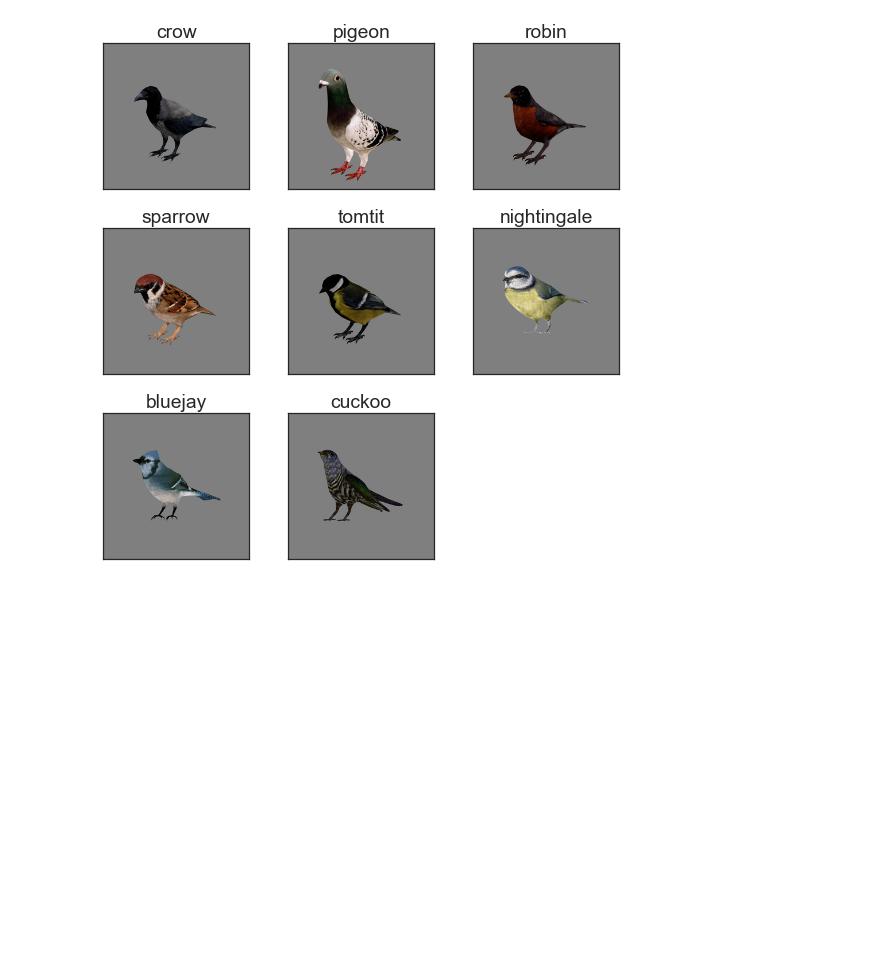
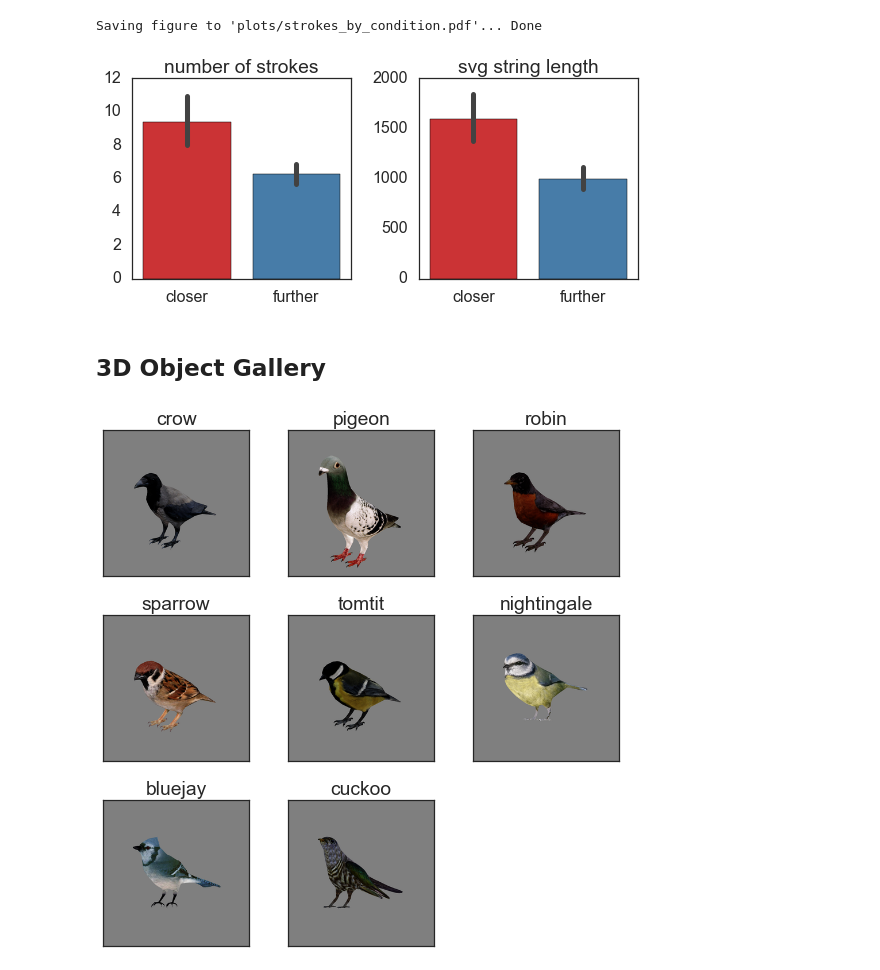
Before and after one commit to hawkrobe/reference_games, a Jupyter notebook: analysis/sketchpad/pilot_analysis.ipynb, the cells around one changed output. Cells and saved outputs as stored; diff of their text form; code cells hidden in the pictures; blank space fills up the shorter version.

```diff
--- a/analysis/sketchpad/pilot_analysis.ipynb
+++ b/analysis/sketchpad/pilot_analysis.ipynb
@@ -172,0 +308,8 @@ def plot_gallery(category):
+# %%
+svgs = Y[Y['trialNum']==3]['svg']
+ls = [len(s) for s in svgs]
+leng = reduce(lambda x, y: x + y, ls)
+# sl = 0
+# for s in ns:
+#     print len(s)
+np.std(ls)
@@ -173,3 +452,26 @@ def plot_gallery(category):
+# %%
+numStrokes = pd.DataFrame(np.vstack((closer_strokes,further_strokes)).transpose(), \
+                 columns = ['closer','further'])
+svgLength = pd.DataFrame(np.vstack((closer_svgLength,further_svgLength)).transpose(), \
+                 columns = ['closer','further'])
+# %%
+fig = plt.figure(figsize=(8,4))
+plt.subplot(1,2,1)
+sns.barplot(data=numStrokes,ci=95,palette="Set1")
+plt.title('number of strokes')
+plt.subplot(1,2,2)
+sns.barplot(data=svgLength,ci=95,palette="Set1")
+plt.tight_layout()
+plt.title('svg string length')
+
+save_out = 1
+if save_out:
+    helpers.save('plots/strokes_by_condition', ext='pdf', close=False, verbose=True)
+# %% [output]
+Saving figure to 'plots/strokes_by_condition.pdf'... Done
+[figure, added]
+# %% [markdown]
+## 3D Object Gallery
 # %%
 plot_gallery(canonical_birds)
 # %% [output]
```
Also changed, not shown: parts of 22 cells of this notebook.
